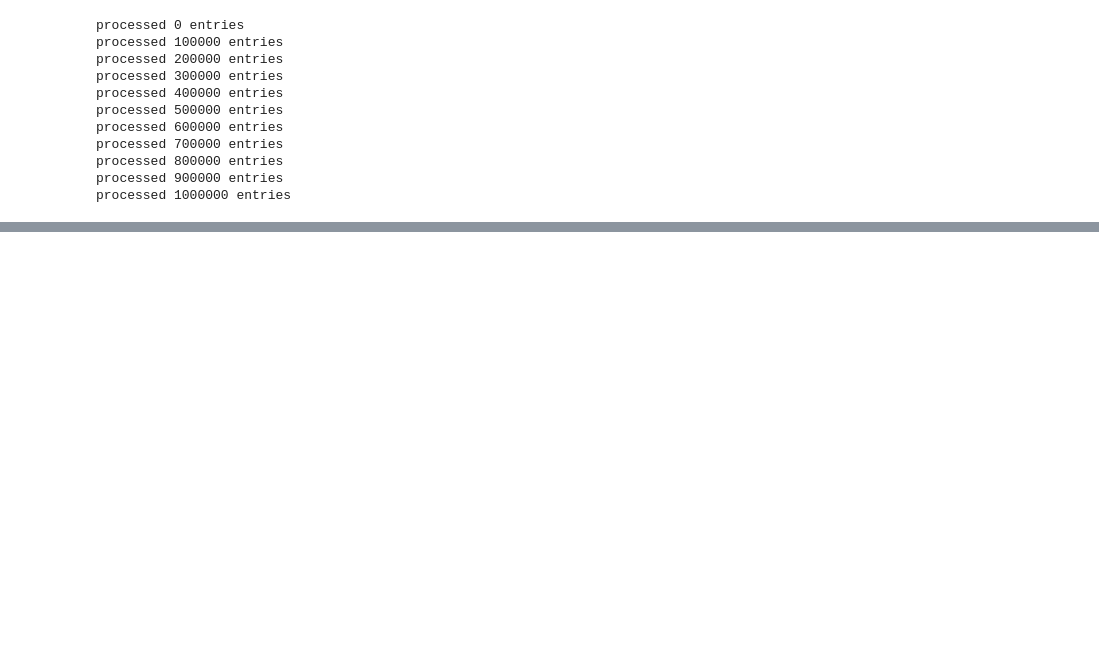
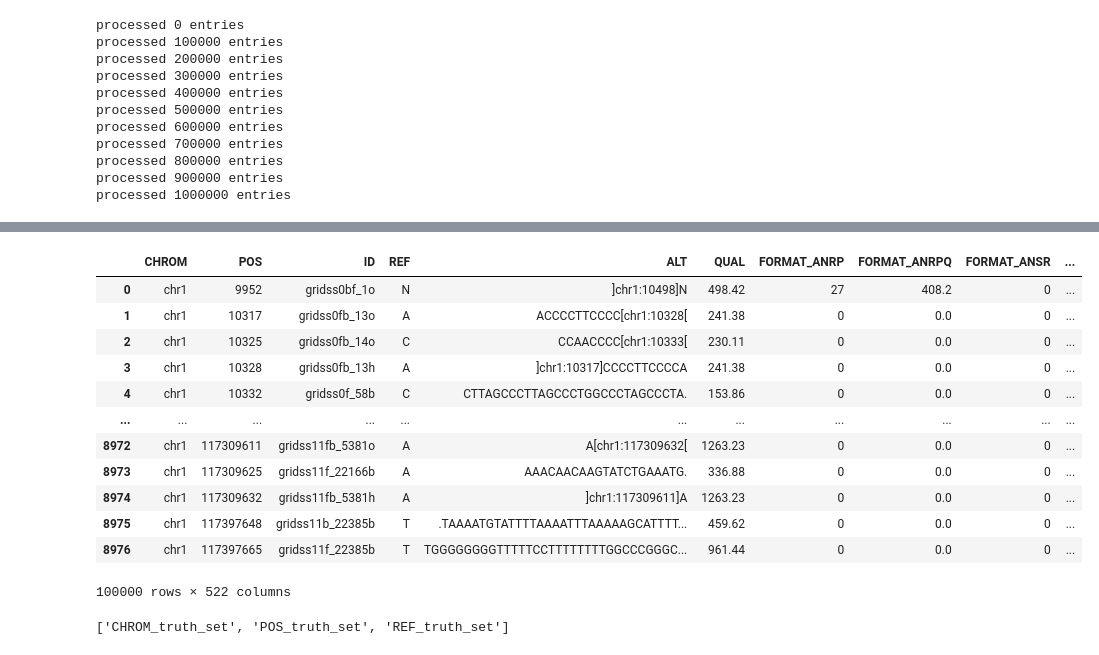
Before and after one commit to Vsshikov/SVEnsemble2, a Jupyter notebook: truth_set_gen/scripts/truth_set_gen.ipynb, the cells around one changed output, grey strips where cells are left out. Cells and saved outputs as stored; diff of their text form; code cells hidden in the pictures; blank space fills up the shorter version.

```diff
--- a/truth_set_gen/scripts/truth_set_gen.ipynb
+++ b/truth_set_gen/scripts/truth_set_gen.ipynb
@@ -108,0 +597,6 @@ test_df.to_csv('~/projects/SVensemble2/truth_set_gen/saved/test_dataset.filtered
+# %%
+# gnomad_df_copy = gnomad_df.copy(deep=True)
+# gnomad_meta_copy = copy.deepcopy(gnomad_meta)
+gnomad_vcf_df, gnomad_meta = VCF_parser.get_processed_algorithm_df_and_meta(gnomad_vcf_df, gnomad_meta)
+VCF_parser.delete_mult_val_cols(gnomad_vcf_df, gnomad_meta)
+VCF_parser.convert_col_types(gnomad_vcf_df, gnomad_meta)
@@ -108,0 +607,14 @@ test_df.to_csv('~/projects/SVensemble2/truth_set_gen/saved/test_dataset.filtered
+# %%
+
+gnomad_vcf_df = split_vcf_by_chrom(gnomad_vcf_df, pd.unique(gridss_vcf_df.CHROM))
+
+truth_list = generate_truth_list(gridss_vcf_df, gnomad_vcf_df)
+gridss_vcf_df['MATCH_FOUND'] = truth_list
+
+gnomad_vcf_df = pd.concat(gnomad_vcf_df, ignore_index=True)
+
+gnomad_vcf_df = gnomad_vcf_df.sort_values(by=['POS'])
+gridss_vcf_df = gridss_vcf_df.sort_values(by=['POS'])
+
+truth_suffix = '_truth_set'
+gnomad_vcf_df = gnomad_vcf_df.add_suffix(truth_suffix)
@@ -108,0 +639,35 @@ test_df.to_csv('~/projects/SVensemble2/truth_set_gen/saved/test_dataset.filtered
+# %%
+
+gridss_vcf_df = pd.concat(
+    [
+        gridss_vcf_df.loc[~gridss_vcf_df['MATCH_FOUND']],
+        pd.merge_asof(
+            gridss_vcf_df.loc[gridss_vcf_df['MATCH_FOUND']],
+            gnomad_vcf_df,
+            left_on='POS', right_on=f'POS{truth_suffix}',
+            left_by='CHROM', right_by=f'CHROM{truth_suffix}',
+            direction='nearest'
+        )
+    ]
+)
+# %%
+gridss_vcf_df
+# %% [output]
+|  | CHROM | POS | ID | REF | ALT | QUAL | FORMAT_ANRP | FORMAT_ANRPQ | FORMAT_ANSR | ... |
+| 0 | chr1 | 9952 | gridss0bf_1o | N | ]chr1:10498]N | 498.42 | 27 | 408.2 | 0 | ... |
+| 1 | chr1 | 10317 | gridss0fb_13o | A | ACCCCTTCCCC[chr1:10328[ | 241.38 | 0 | 0.0 | 0 | ... |
+| 2 | chr1 | 10325 | gridss0fb_14o | C | CCAACCCC[chr1:10333[ | 230.11 | 0 | 0.0 | 0 | ... |
+| 3 | chr1 | 10328 | gridss0fb_13h | A | ]chr1:10317]CCCCTTCCCCA | 241.38 | 0 | 0.0 | 0 | ... |
+| 4 | chr1 | 10332 | gridss0f_58b | C | CTTAGCCCTTAGCCCTGGCCCTAGCCCTA. | 153.86 | 0 | 0.0 | 0 | ... |
+| ... | ... | ... | ... | ... | ... | ... | ... | ... | ... | ... |
+| 8972 | chr1 | 117309611 | gridss11fb_5381o | A | A[chr1:117309632[ | 1263.23 | 0 | 0.0 | 0 | ... |
+| 8973 | chr1 | 117309625 | gridss11f_22166b | A | AAACAACAAGTATCTGAAATG. | 336.88 | 0 | 0.0 | 0 | ... |
+| 8974 | chr1 | 117309632 | gridss11fb_5381h | A | ]chr1:117309611]A | 1263.23 | 0 | 0.0 | 0 | ... |
+| 8975 | chr1 | 117397648 | gridss11b_22385b | T | .TAAAATGTATTTTAAAATTTAAAAAGCATTTT... | 459.62 | 0 | 0.0 | 0 | ... |
+| 8976 | chr1 | 117397665 | gridss11f_22385b | T | TGGGGGGGGTTTTTCCTTTTTTTTGGCCCGGGC... | 961.44 | 0 | 0.0 | 0 | ... |
+100000 rows × 522 columns
+# %%
+cols_to_drop = [f'CHROM{truth_suffix}', f'POS{truth_suffix}', f'REF{truth_suffix}']
+cols_to_drop
+# %% [output]
+['CHROM_truth_set', 'POS_truth_set', 'REF_truth_set']
```
Also changed, not shown: parts of 8 cells of this notebook, 6 other files.
